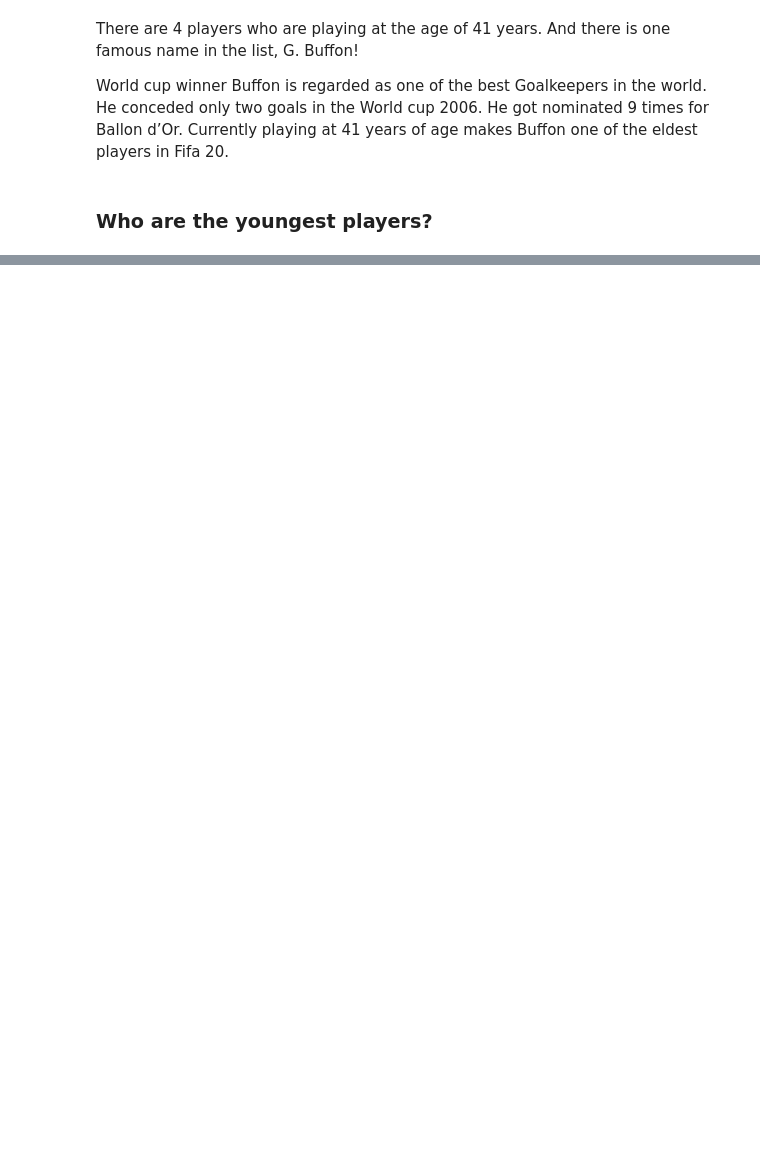
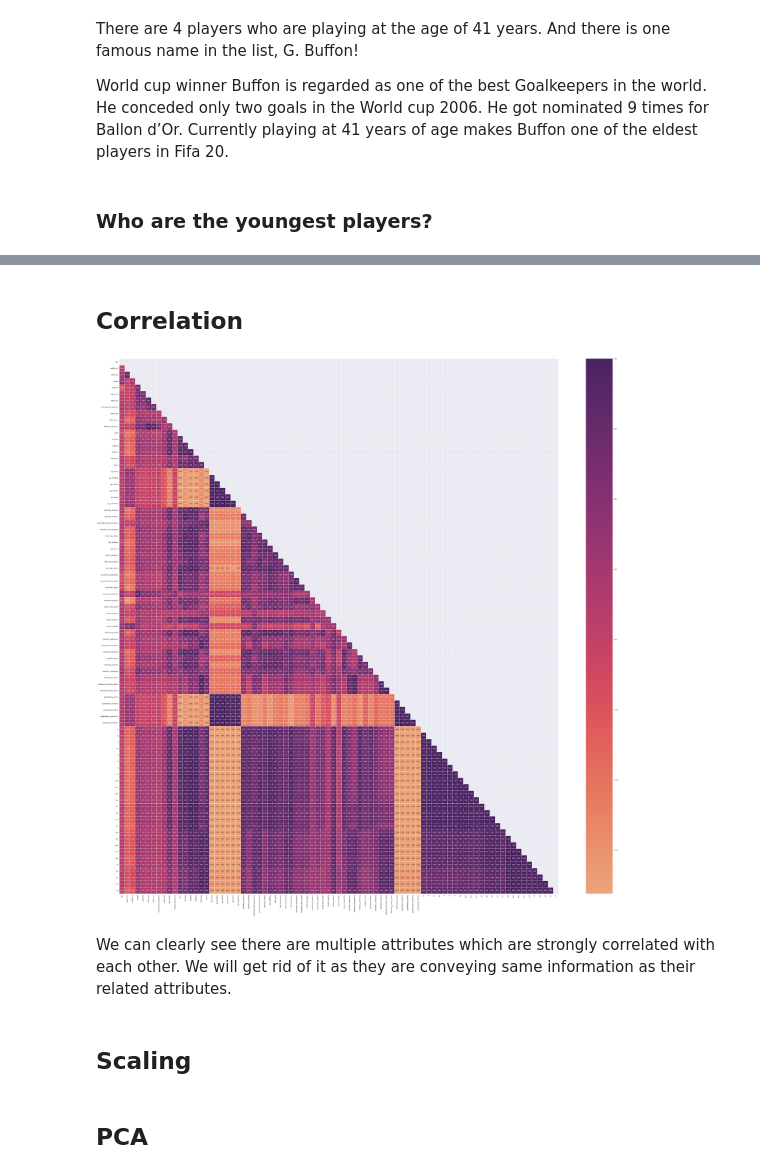
Before and after one commit to mdushetwar/Fifa-Players--EDA-Clustering, a Jupyter notebook: PRCP-1004-Fifa20.ipynb, the cells around one changed output, grey strips where cells are left out. Saved outputs shown, nothing was run; the diff lists cells and outputs as text; code cells hidden in the pictures; blank space fills up the shorter version.

```diff
--- a/PRCP-1004-Fifa20.ipynb
+++ b/PRCP-1004-Fifa20.ipynb
@@ -407,0 +496,18 @@ players[players['age']==players.age.min()]
+# %%
+fifa_num_imputed=df_knn.copy()
+# %% [markdown]
+## Correlation
+# %%
+#correlation
+corr= fifa_num_imputed.corr()
+mask=np.triu(np.ones_like(corr, dtype=bool))
+
+#heatmap
+plt.figure(figsize=(60,60))
+sns.heatmap(fifa_num_imputed.corr(), mask=mask, center=0, cmap='flare', linewidths=1, annot=True, fmt='.2f');
+# %% [output]
+[figure, added]
+# %% [markdown]
+We can clearly see there are multiple attributes which are strongly correlated with each other. We will get rid of it as they are conveying same information as their related attributes.
+# %% [markdown]
+## Scaling
@@ -407,0 +518,2 @@ players[players['age']==players.age.min()]
+# %% [markdown]
+## PCA
```
Also changed, not shown: parts of 27 cells of this notebook.
